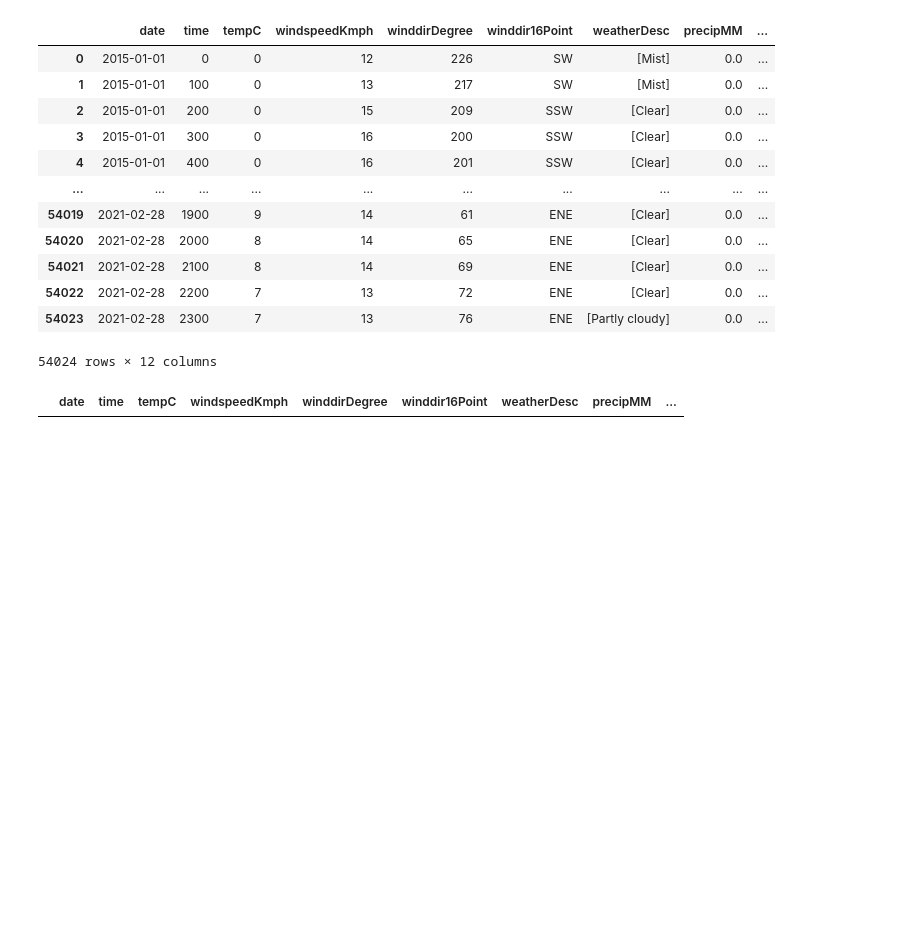
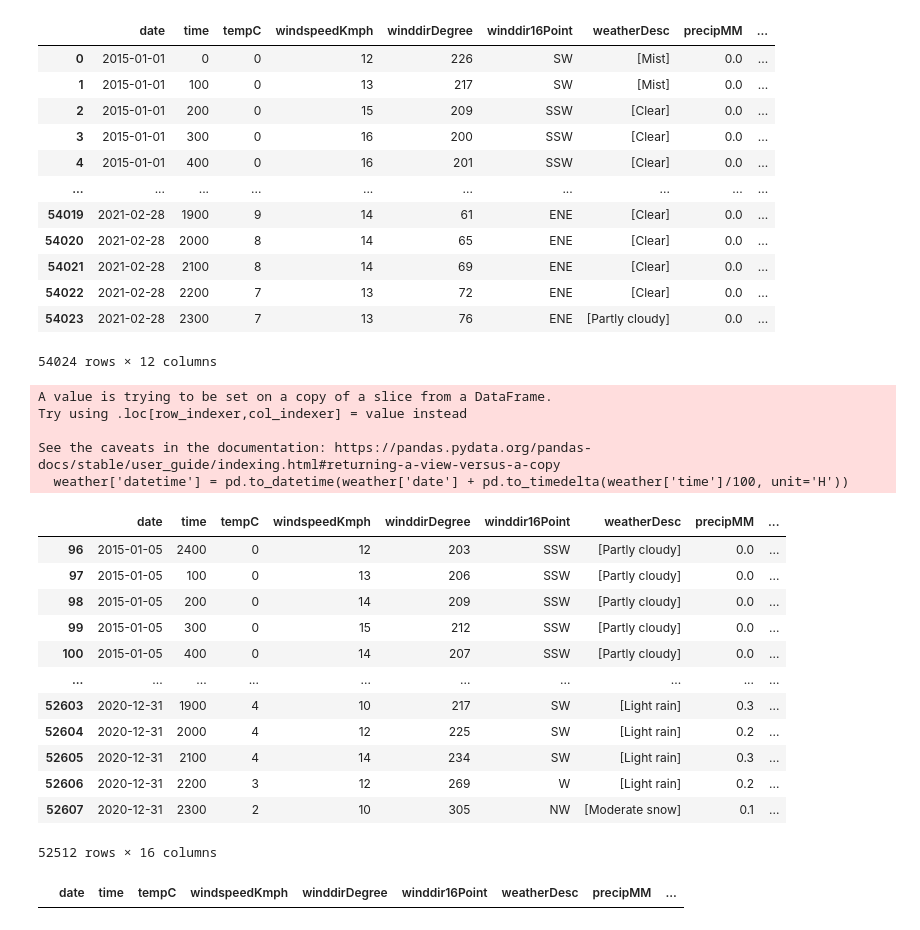
Before and after one commit to ShoCremers/DL_project, a Jupyter notebook: preprocessing.ipynb, the cells around one changed output. Drawn from its saved outputs; the diff is of its cells as text; code cells hidden in the pictures; blank space fills up the shorter version.

```diff
--- a/preprocessing.ipynb
+++ b/preprocessing.ipynb
@@ -74,6 +98,45 @@ start_date = '2015-1-4'
 end_date = '2020-12-31'
 mask = (weather['date'] > start_date) & (weather['date'] <= end_date)
 weather = weather.loc[mask]
+weather['datetime'] = pd.to_datetime(weather['date'] + pd.to_timedelta(weather['time']/100, unit='H'))
+weather = weather.replace({'time': {0: 2400}}) # convert 0 to 2400, for later convenience
+# %% [output]
+A value is trying to be set on a copy of a slice from a DataFrame.
+Try using .loc[row_indexer,col_indexer] = value instead
+
+See the caveats in the documentation: https://pandas.pydata.org/pandas-docs/stable/user_guide/indexing.html#returning-a-view-versus-a-copy
+  weather['datetime'] = pd.to_datetime(weather['date'] + pd.to_timedelta(weather['time']/100, unit='H'))
+# %%
+# incremental representation of time
+weather['time_increment'] = weather['time'] / 1000
+# %%
+time = (weather['time'].values/100).astype(int)
+time_exclusive = np.zeros(shape=len(time), dtype=object)
+time_gray = np.zeros(shape=len(time), dtype=object)
+
+for i in range(len(time)):
+    time_gray[i] = '{:05b}'.format(graycode.tc_to_gray_code(time[i]))
+    time_exclusive[i] = (24 - time[i]) * '0' + '1' + (time[i]-1) * '0'
+
+# gray code and mutually exclusive binary representation of time
+weather['time_graycode'] = time_gray
+weather['time_exclusive'] = time_exclusive
+# %%
+weather
+# %% [output]
+|  | date | time | tempC | windspeedKmph | winddirDegree | winddir16Point | weatherDesc | precipMM | ... |
+| 96 | 2015-01-05 | 2400 | 0 | 12 | 203 | SSW | [Partly cloudy] | 0.0 | ... |
+| 97 | 2015-01-05 | 100 | 0 | 13 | 206 | SSW | [Partly cloudy] | 0.0 | ... |
+| 98 | 2015-01-05 | 200 | 0 | 14 | 209 | SSW | [Partly cloudy] | 0.0 | ... |
+| 99 | 2015-01-05 | 300 | 0 | 15 | 212 | SSW | [Partly cloudy] | 0.0 | ... |
+| 100 | 2015-01-05 | 400 | 0 | 14 | 207 | SSW | [Partly cloudy] | 0.0 | ... |
+| ... | ... | ... | ... | ... | ... | ... | ... | ... | ... |
+| 52603 | 2020-12-31 | 1900 | 4 | 10 | 217 | SW | [Light rain] | 0.3 | ... |
+| 52604 | 2020-12-31 | 2000 | 4 | 12 | 225 | SW | [Light rain] | 0.2 | ... |
+| 52605 | 2020-12-31 | 2100 | 4 | 14 | 234 | SW | [Light rain] | 0.3 | ... |
+| 52606 | 2020-12-31 | 2200 | 3 | 12 | 269 | W | [Light rain] | 0.2 | ... |
+| 52607 | 2020-12-31 | 2300 | 2 | 10 | 305 | NW | [Moderate snow] | 0.1 | ... |
+52512 rows × 16 columns
 # %%
 # no NaN
 weather[weather.isnull().any(axis=1)]
```
Also changed, not shown: parts of 7 cells of this notebook.
